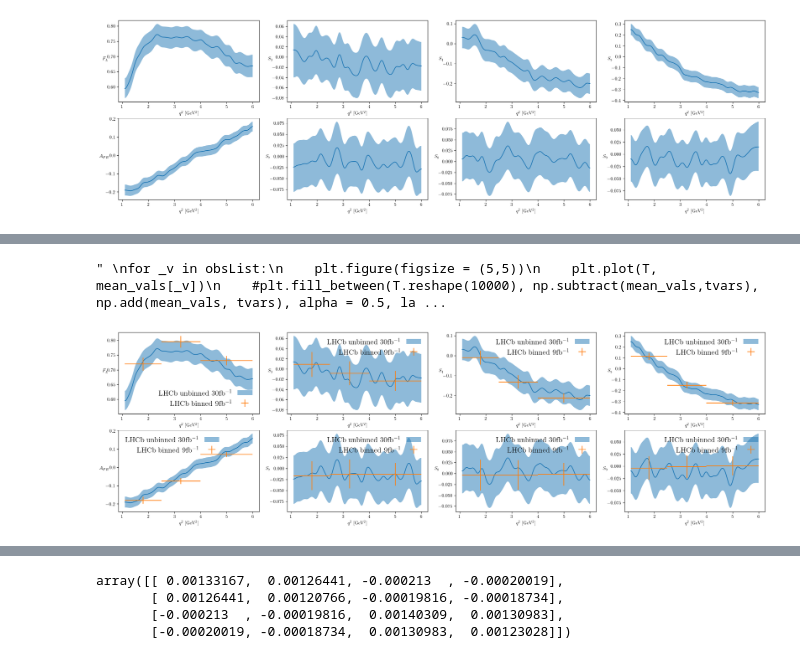
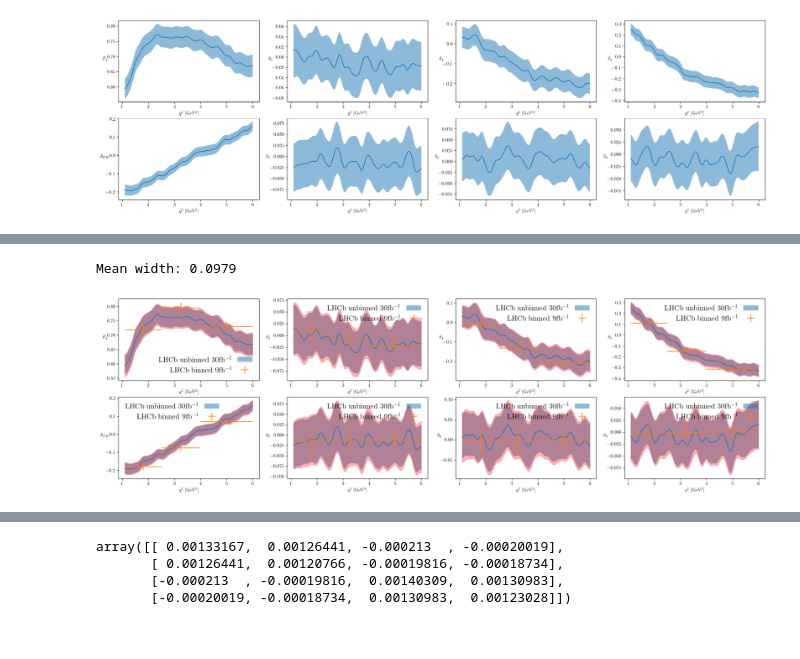
Before and after one commit to mesmith75/unbinned_kstmumu, a Jupyter notebook: calculate_unbinned_moments.ipynb, the cells around one changed output, grey strips where cells are left out. Saved outputs shown, nothing was run; the diff lists cells and outputs as text; code cells hidden in the pictures.

```diff
--- a/calculate_unbinned_moments.ipynb
+++ b/calculate_unbinned_moments.ipynb
@@ -196,5 +203,7 @@ Text(0.5, 0, '$q^{2}$ [GeV$^{2}$]')
 # %%
- tree = BallTree(np.array(tsample['q2']).reshape(20000,1), leaf_size=2)
+# Set up a BallTree to efficiently find nearest neighbours
+from sklearn.neighbors import BallTree
+tree = BallTree(np.array(tsample['q2']).reshape(20000,1), leaf_size=2)
+# Get a list of neighbour indices from our vector of q2 values. This is for use in the variance calculations
+dist, ind = tree.query(T, k=400)
-# %%
-dist, ind = tree.query([[1.211]], k=400)
 # %%
@@ -206,10 +214,15 @@ def moment5_var(indices, moment):
 # %%
-moms5_var = moment5_var(ind, 0.)
+# Make an estimate of the mean effective bin width
+range_list = []
+for _q2 in np.linspace(1.1,6.0,100):
+    dist, _ind = tree.query([[_q2]], k=400)
+    range_list.append(neighbour_range(_ind))
+print("Mean width: %.4f" % np.mean(range_list))
+# %% [output]
+Mean width: 0.0979
 # %%
-tvars = []
-_i = 0
-for _q2 in T.reshape(10000):
-    _, ind = tree.query([[_q2]], k=400)
-    tvars.append(0.5*moment5_var(ind, mean_vals['S5'][_i]))
-    _i+=1
+# Add in the uncertainties
+for _obs in obsList:
+    mean_vals[f"err_{_obs}"] = []
+mean_vals = moments.calculateAllVariances(tsample, ind, mean_vals, 400)
 # %%
@@ -238,36 +252,23 @@ current_err = {
 current_q2_centre = [1.8, 3.25, 5.0]
 current_q2_width = [0.7, 0.75, 1.0]
 # %%
+# Plot a comparison with the Run 1 + 2 and also compare the uncertainty bands from bootstrapping and the second order moments
 fig, ax = plt.subplots(nrows=2, ncols=4, figsize = (25,7))
 _i = 0
 for _row in ax:
     for _col in _row:
         _obs = obsList[_i]
         _col.plot(T, gaussian_filter1d(mean_vals[_obs], sigma=200))
         _col.fill_between(T.reshape(10000), gaussian_filter1d(lower_vals[_obs], sigma=200), gaussian_filter1d(upper_vals[_obs], sigma=200), alpha = 0.5, label = 'LHCb unbinned 30fb$^{-1}$')
         _col.errorbar(current_q2_centre, current[_obs], yerr = current_err[_obs], xerr = current_q2_width, label = 'LHCb binned 9fb$^{-1}$', linestyle = '')
+        _col.fill_between(T.reshape(10000), gaussian_filter1d(np.array(mean_vals[_obs]) - np.array(mean_vals[f"err_{_obs}"]), sigma=200),
+                          gaussian_filter1d(np.array(mean_vals[f"err_{_obs}"]) + np.array(mean_vals[_obs]), sigma=200) , alpha=0.3, color = 'r')
         _col.set_xlabel("$q^{2}$ [GeV$^{2}$]")
         _col.set_ylabel(obs_to_label[obsList[_i]], rotation=0)
         _col.legend(fontsize=16, frameon=False, markerfirst=False)
         _i += 1
-"""
-for _v in obsList:
-    plt.figure(figsize = (5,5))
-    plt.plot(T, mean_vals[_v])
-    #plt.fill_between(T.reshape(10000), np.subtract(mean_vals,tvars), np.add(mean_vals, tvars), alpha = 0.5, label = 'LHCb unbinned projected 30fb$^{-1}$')
-    plt.fill_between(T.reshape(10000), lower_vals[_v], upper_vals[_v], alpha = 0.5, label = 'LHCb unbinned 30fb$^{-1}$')
-    plt.errorbar(current_q2_centre, current[_v], yerr = current_err[_v], xerr = current_q2_width, label = 'LHCb binned 9fb$^{-1}$', linestyle = '')
-    plt.ylabel(obs_to_label[_v], fontsize = 20, rotation = 0)
-    plt.xlabel('$q^{2}$ [GeV$^{2}$]', fontsize = 20)
-    plt.legend(fontsize=16, frameon=False, markerfirst=False)
-    plt.xticks(fontsize=14)
-    plt.yticks(fontsize=14)
-    plt.tight_layout()
-    plt.savefig('unbinned_S5.png')
-"""
 # %% [output]
-" \nfor _v in obsList:\n    plt.figure(figsize = (5,5))\n    plt.plot(T, mean_vals[_v])\n    #plt.fill_between(T.reshape(10000), np.subtract(mean_vals,tvars), np.add(mean_vals, tvars), alpha = 0.5, la ...
-[figure, old version]
+[figure, new version]
 # %%
 import json
 with open('means.json', 'w') as fp:
```
Also changed, not shown: parts of 16 cells of this notebook, 1 other file.
